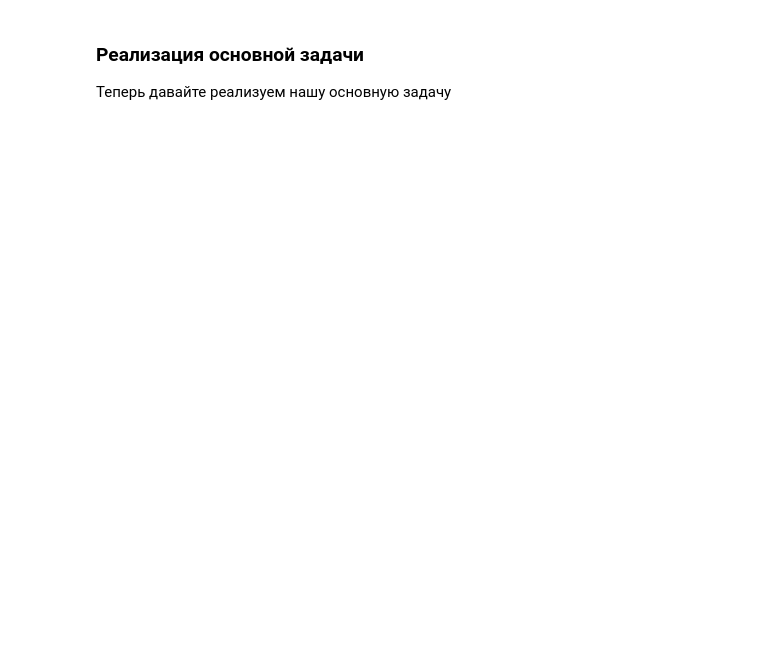
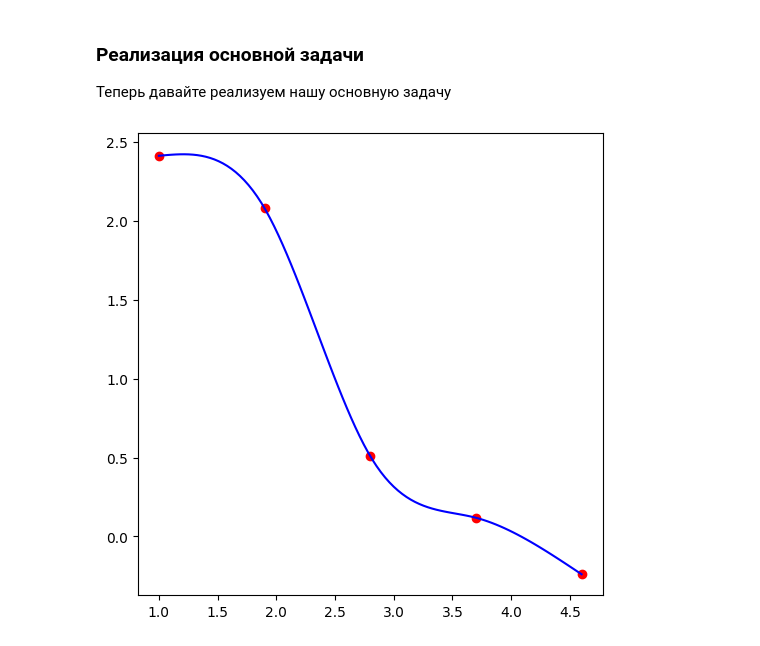
Before and after one commit to whitewolf185/DM, a Jupyter notebook: course/course.ipynb, the cells around one changed output. Saved outputs shown, nothing was run; the diff lists cells and outputs as text; code cells hidden in the pictures; blank space fills up the shorter version.

```diff
--- a/course/course.ipynb
+++ b/course/course.ipynb
@@ -224,0 +226,24 @@ spline.print_spline()
+# %%
+def TDMAsolver_abc(_a,_b,_c, _d) -> np.array:
+    assert len(_a) == len(_b) and len(_c) == len(_a) and len(_b) == len(_d), f"Неправильные размерности: len(a) = {len(_a)}, len(b) = {len(_b)}, len(c) = {len(_c)}, len(d) = {len(_d)}"
+    n = len(_d)
+    a = _a
+    b = _b
+    c = _c
+    d = _d
+
+    # creating P and Q
+    p = [-c[0]/b[0]]
+    q = [d[0]/b[0]]
+    for i in range(1, n - 1):
+        p.append(- c[i] / (b[i] + a[i] * p[i - 1]))
+        q.append((d[i] - a[i] * q[i - 1]) / (b[i] + a[i] * p[i - 1]))
+
+    #ans
+    ans = np.zeros(n)
+    ans[n - 1] = (d[n - 1] - a[n - 1] * q[n - 2]) / (b[n - 1] + a[n - 1] * p[n - 2])
+
+    for i in range(n - 2, -1, -1):
+        ans[i] = p[i] * ans[i + 1] + q[i]
+
+    return ans
@@ -224,0 +374,6 @@ spline.print_spline()
+# %%
+p = [1 for _ in range(len(X_i) - 1)]
+exp_spline = ExponentialSpline(X_i, f_i, p)
+exp_spline.print_spline()
+# %% [output]
+[figure, added]
```
Also changed, not shown: parts of 8 cells of this notebook.
